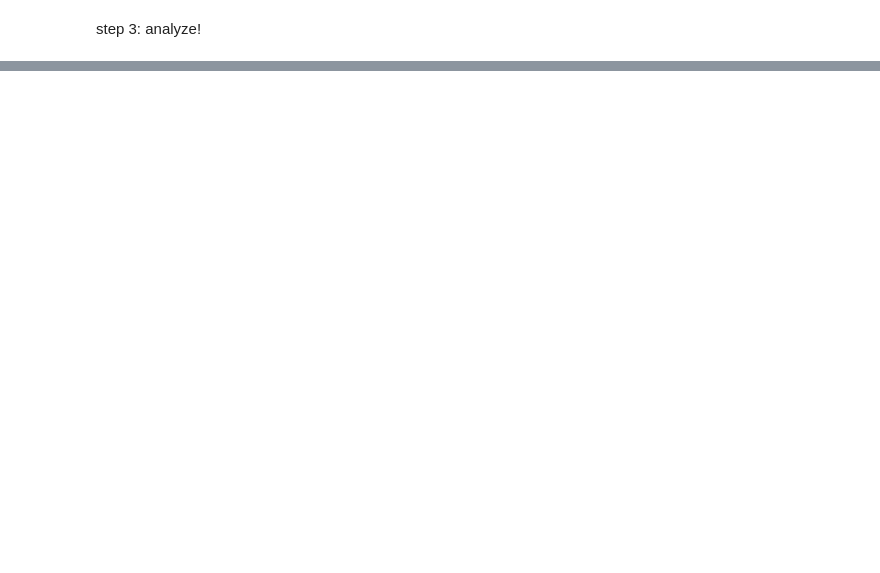
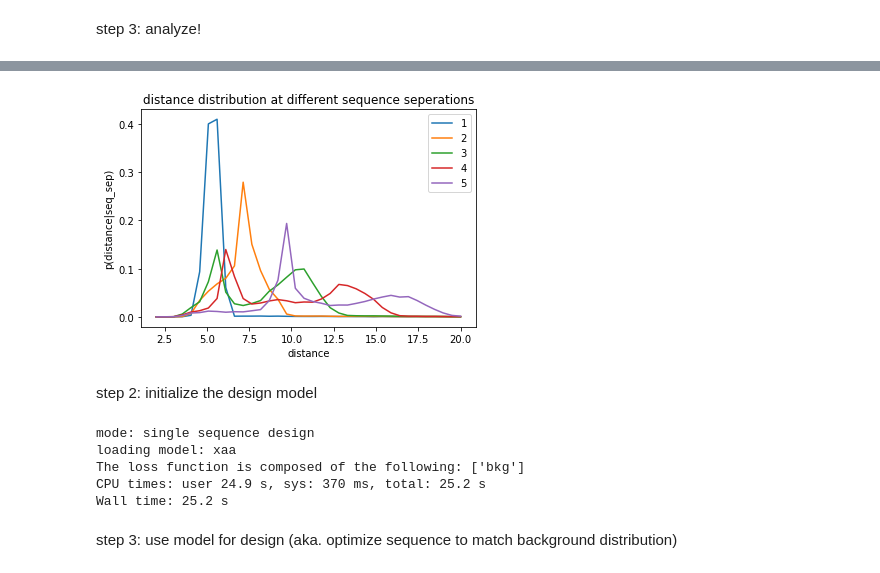
Before and after one commit to gjoni/trDesign, a Jupyter notebook: 02-GD/notebooks/TrDesign_GD_demo.ipynb, the cells around one changed output, grey strips where cells are left out. Cells and saved outputs as stored; diff of their text form; code cells hidden in the pictures; blank space fills up the shorter version.

```diff
--- a/02-GD/notebooks/TrDesign_GD_demo.ipynb
+++ b/02-GD/notebooks/TrDesign_GD_demo.ipynb
@@ -301,0 +241,27 @@ HTML(animate(design,do_ic=True))
+# %%
+_bkg_dist = split_feat(_bkg)["dist"]
+for k in range(1,6):
+  plt.plot(np.linspace(2,20,36),
+           _bkg_dist[0,k,1:],label=k)
+plt.title("distance distribution at different sequence seperations")
+plt.xlabel("distance")
+plt.ylabel("p(distance|seq_sep)")
+plt.legend()
+plt.show()
+# %% [output]
+[figure, added]
+# %% [markdown]
+step 2: initialize the design model
+# %%
+%%time
+# Note: we trained 5 independent models, during design we backprop through all 5 models
+# for thie demo (to save time) we use (n_models=1), for best results use (n_models=5)
+model = mk_design_model(add_bkg=True, n_models=1, sample=True)
+# %% [output]
+mode: single sequence design
+loading model: xaa
+The loss function is composed of the following: ['bkg']
+CPU times: user 24.9 s, sys: 370 ms, total: 25.2 s
+Wall time: 25.2 s
+# %% [markdown]
+step 3: use model for design (aka. optimize sequence to match background distribution)
```
Also changed, not shown: parts of 51 cells of this notebook.
